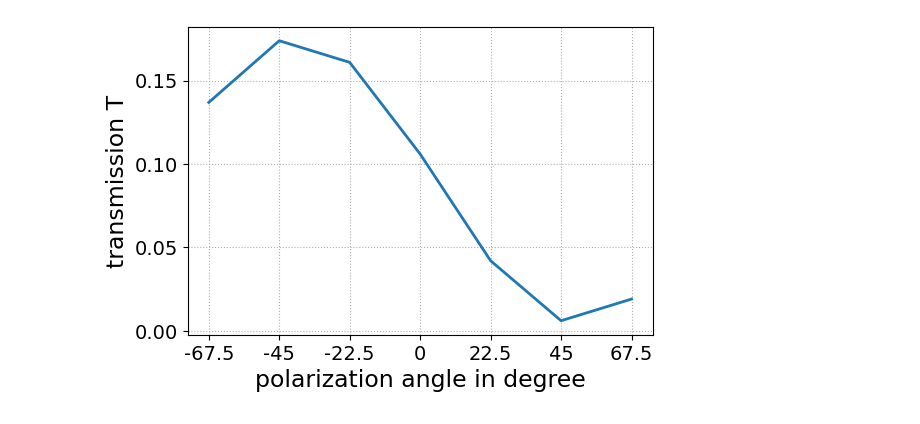
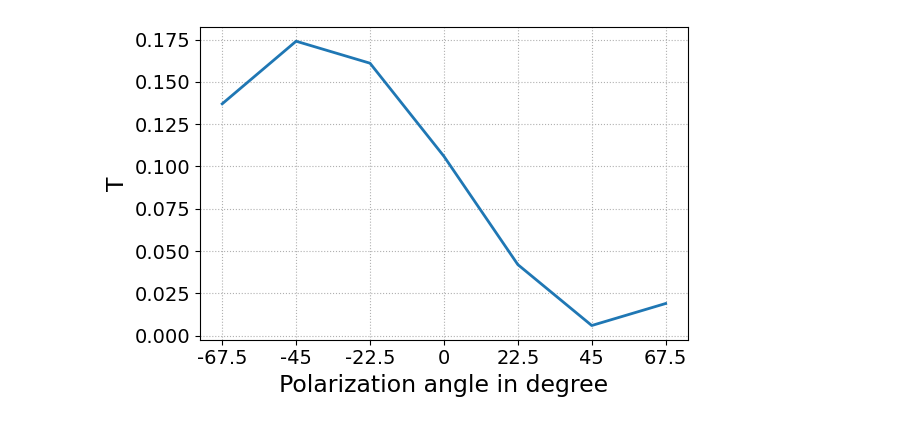
Before and after one commit to TobsTha/BA_code, a Jupyter notebook: Graphics/Polarization_sweep/polarization_sweep.ipynb, the cells around one changed output. Drawn from its saved outputs; the diff is of its cells as text; code cells hidden in the pictures.

Commit message:
Some plot improvement

```diff
--- a/Graphics/Polarization_sweep/polarization_sweep.ipynb
+++ b/Graphics/Polarization_sweep/polarization_sweep.ipynb
@@ -5,22 +5,23 @@ import pandas as pd
 # %%
 angles = [-67.5, -45, -22.5, 0, 22.5, 45, 67.5]
 transmission = [0.137, 0.174, 0.161, 0.106, 0.042, 0.006, 0.019]
 
 ticklabelsize = 14
 labelsize = 17
 
 fig, ax = plt.subplots(1, 1, figsize=(6, 4))
 ax.plot(angles, transmission, linewidth = 2)
-ax.set_xlabel('polarization angle in degree', fontsize = labelsize)
+ax.set_xlabel('Polarization angle in degree', fontsize = labelsize)
 ax.set_xticks(angles)
 ax.set_xticklabels(angles)
-ax.set_ylabel('transmission T', fontsize = labelsize)
+ax.set_ylabel('T', fontsize = labelsize)
 
 ax.tick_params(axis = 'both',  labelsize = ticklabelsize)
 ax.grid(linestyle = ':')
+plt.tight_layout()
 plt.show()
 fig.savefig('polarization.pdf')
 fig.savefig('polarization.jpg')
 fig.savefig('polarization.png')
 # %% [output]
-[figure, old version]
+[figure, new version]
```
Also changed, not shown: 9 other files.
